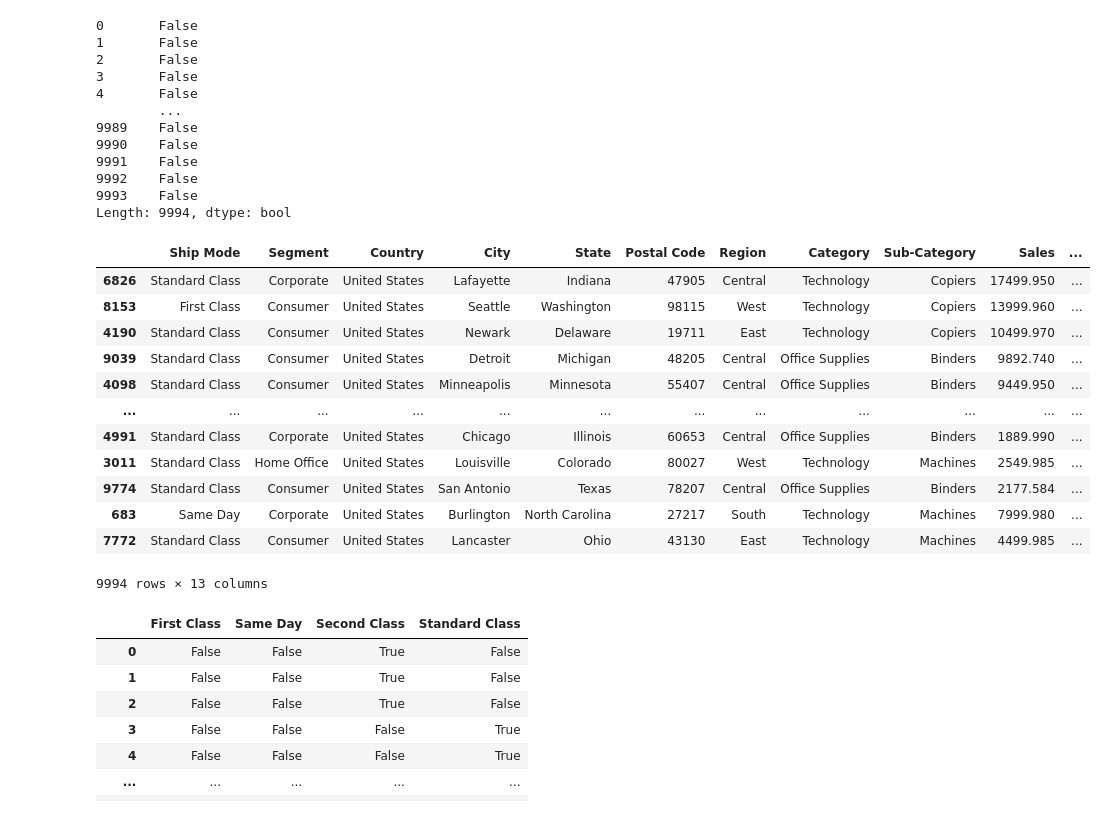
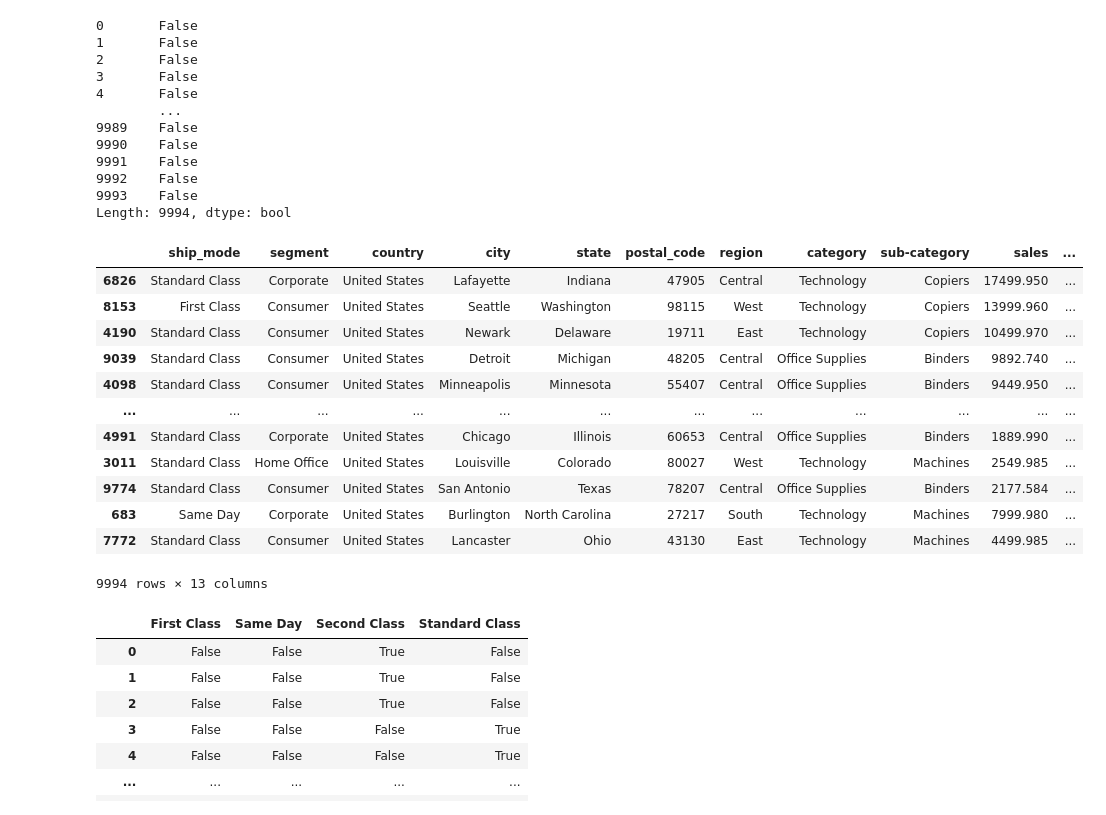
Before and after one commit to Anwaribra/Sample-Superstore, a Jupyter notebook: Superstore Report .ipynb, the cells around one changed output. Cells and saved outputs as stored; diff of their text form; code cells hidden in the pictures.

```diff
--- a/Superstore Report .ipynb
+++ b/Superstore Report .ipynb
@@ -14,3 +12,7 @@ df = pd.read_csv("SampleSuperstore.csv")
+# %%
+df = pd.read_csv("SampleSuperstore.csv")
+df = df.rename(columns={i: "_".join(i.split(" ")).lower() for i in df.columns}) # Rename the column names so they dont contain spaces
+df = df.dropna()
 # %%
 df.head()
 df
@@ -119,9 +121,9 @@ df.duplicated()
 9993    False
 Length: 9994, dtype: bool
 # %%
-df.sort_values("Profit", ascending = False)
+df.sort_values("profit", ascending = False)
 # %% [output]
-|  | Ship Mode | Segment | Country | City | State | Postal Code | Region | Category | Sub-Category | Sales | ... |
+|  | ship_mode | segment | country | city | state | postal_code | region | category | sub-category | sales | ... |
 | 6826 | Standard Class | Corporate | United States | Lafayette | Indiana | 47905 | Central | Technology | Copiers | 17499.950 | ... |
 | 8153 | First Class | Consumer | United States | Seattle | Washington | 98115 | West | Technology | Copiers | 13999.960 | ... |
 | 4190 | Standard Class | Consumer | United States | Newark | Delaware | 19711 | East | Technology | Copiers | 10499.970 | ... |
```
Also changed, not shown: parts of 9 cells of this notebook.
